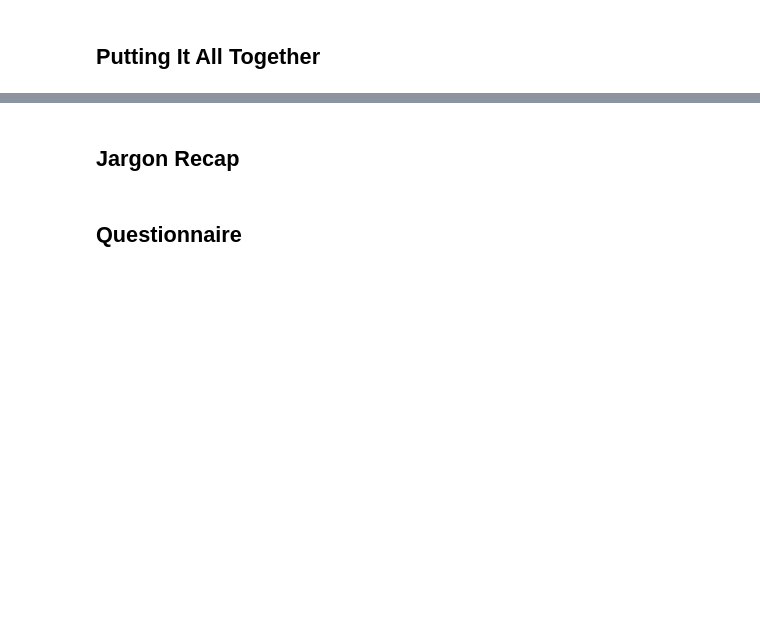
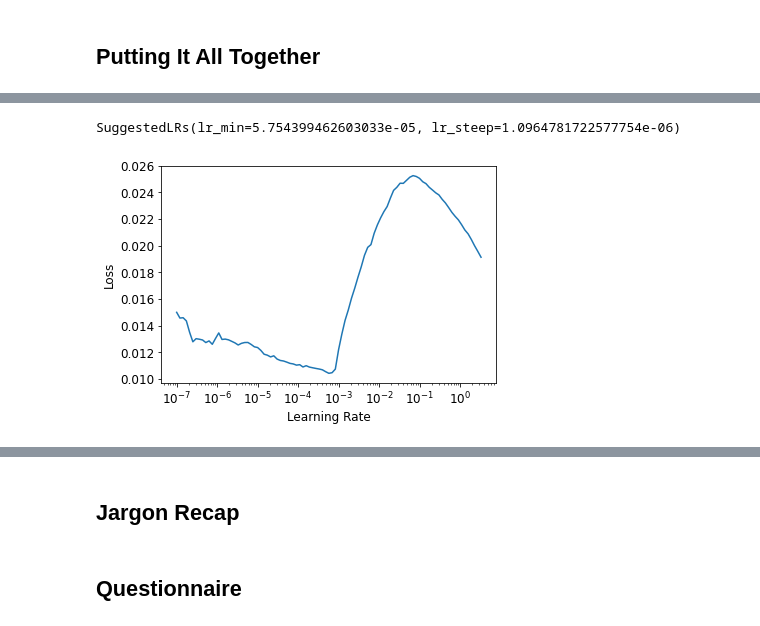
Before and after one commit to aherson/fastai-test, a Jupyter notebook: mnist_0-9.ipynb, the cells around one changed output, grey strips where cells are left out. Saved outputs shown, nothing was run; the diff lists cells and outputs as text; code cells hidden in the pictures; blank space fills up the shorter version.

```diff
--- a/mnist_0-9.ipynb
+++ b/mnist_0-9.ipynb
@@ -284,7 +294,8 @@ valid_x.shape,valid_y.shape
 def init_params(size, std=1.0): return (torch.randn(size)*std).requires_grad_()
 # %%
 def mnist_loss(predictions, targets):
-    predictions = predictions.sigmoid()
+    #predictions = predictions.sigmoid()
+    #return torch.where(targets==1, 1-predictions, predictions).mean()
     return torch.where(targets==1, 1-predictions, predictions).mean()
 # %%
 def pick_a_file(n):
@@ -305,11 +316,14 @@ simple_net = nn.Sequential(
     nn.Linear(28*28,30),
     nn.ReLU(),
     nn.Linear(30,10),
+    nn.Softmax(dim=1)
 )
 # %%
 def batch_accuracy(xb, yb):
-    preds = xb.sigmoid()
-    correct = (preds>0.5) == yb
+    #preds = xb.sigmoid()
+    #correct = (preds>0.5) == yb
+    #return correct.float().mean()
+    correct = torch.argmax(xb, dim=1) == torch.argmax(yb, dim=1)
     return correct.float().mean()
 # %%
 dset = list(zip(train_x,train_y))
@@ -327,4 +341,5 @@ params = w1,b1,w2,b2
 
 learn = Learner(dls, simple_net, opt_func=SGD,
                 loss_func=mnist_loss, metrics=batch_accuracy)
-learn.fit(10,0.1)
+learn.lr_find()
+# %% [output]
@@ -330,0 +347,2 @@ learn.fit(10,0.1)
+SuggestedLRs(lr_min=5.754399462603033e-05, lr_steep=1.0964781722577754e-06)
+[figure, added]
```
Also changed, not shown: parts of 11 cells of this notebook.
